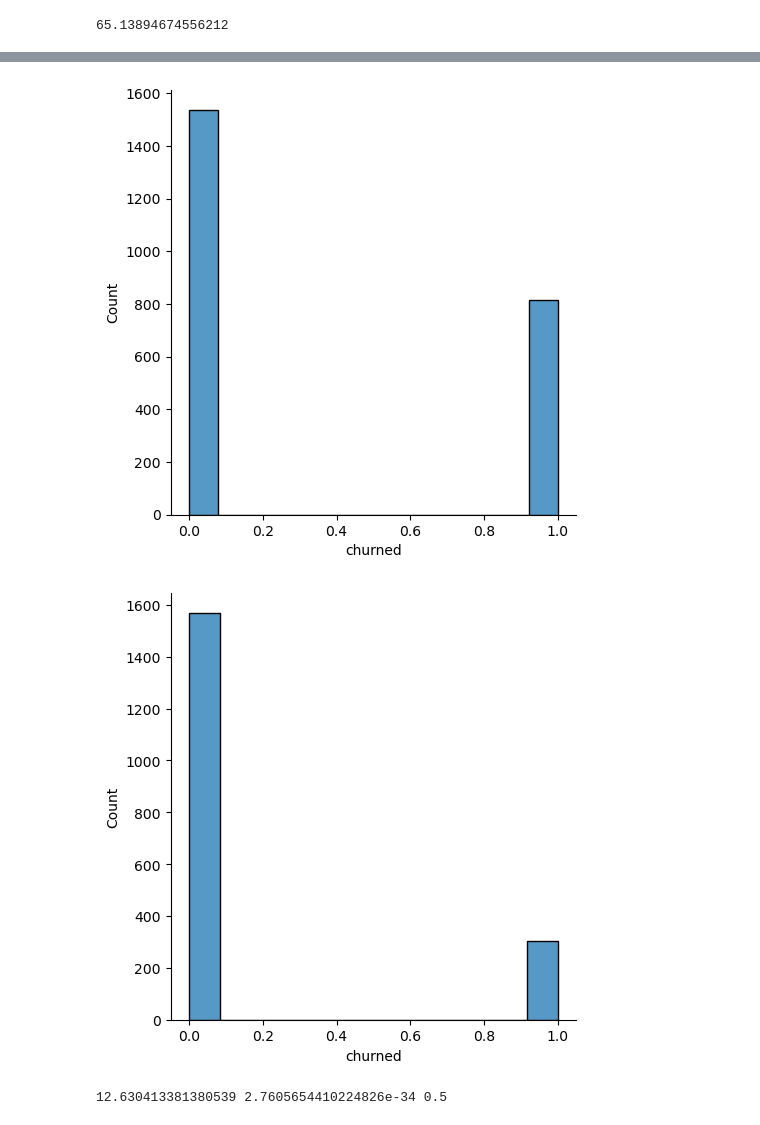
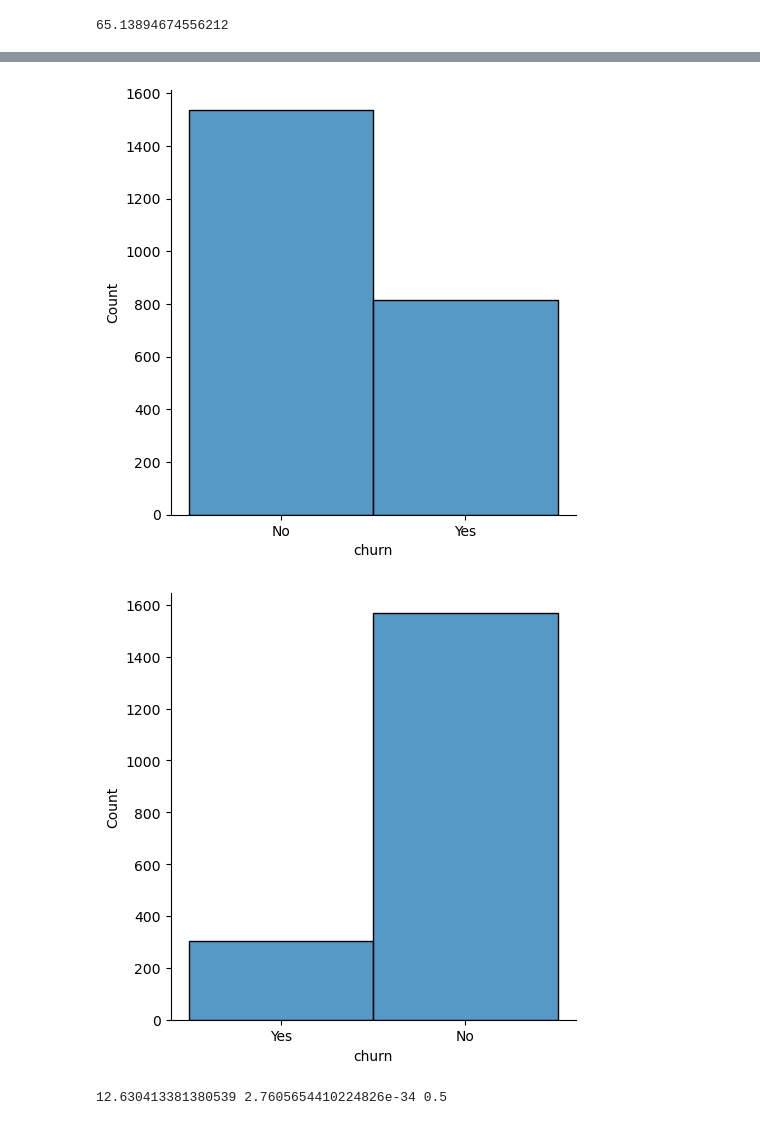
Before and after one commit to RyanPoole85/telco_classification_project, a Jupyter notebook: classification_project_draft.ipynb, the cells around one changed output, grey strips where cells are left out. Drawn from its saved outputs; the diff is of its cells as text; code cells hidden in the pictures.

```diff
--- a/classification_project_draft.ipynb
+++ b/classification_project_draft.ipynb
@@ -106,2 +219,2 @@ df = df.drop(columns='churn')
 # %%
-train, validate, test = p.splitting_data(df, 'churned')
+train, validate, test = p.splitting_data(df, 'churn')
@@ -343,11 +409,11 @@ sns.displot(train.monthly_charges[train['monthly_charges']< (train['monthly_char
 # %%
 #nearly 35% churn with higher than average monthly payments
-sns.displot(train.churned[train['monthly_charges'] > avg_monthly_charges]);
+sns.displot(train.churn[train['monthly_charges'] > avg_monthly_charges]);
 # %% [output]
-[figure, old version]
+[figure, new version]
 # %%
 #only 16% churn with lower than average monthly payments
-sns.displot(train.churned[train['monthly_charges'] < avg_monthly_charges ]);
+sns.displot(train.churn[train['monthly_charges'] < avg_monthly_charges ]);
 # %% [output]
-[figure, old version]
+[figure, new version]
 # %%
```
Also changed, not shown: parts of 84 cells of this notebook.
